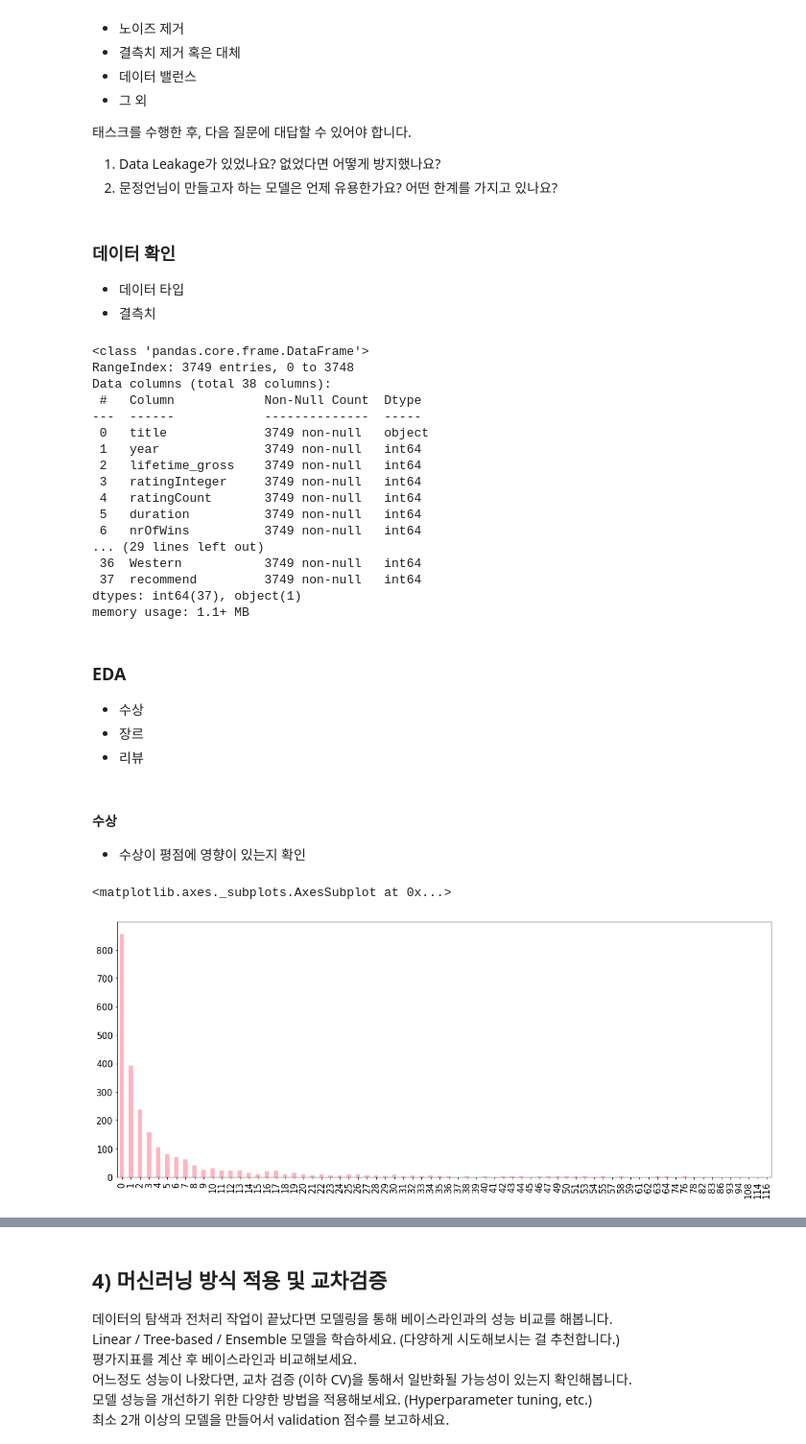
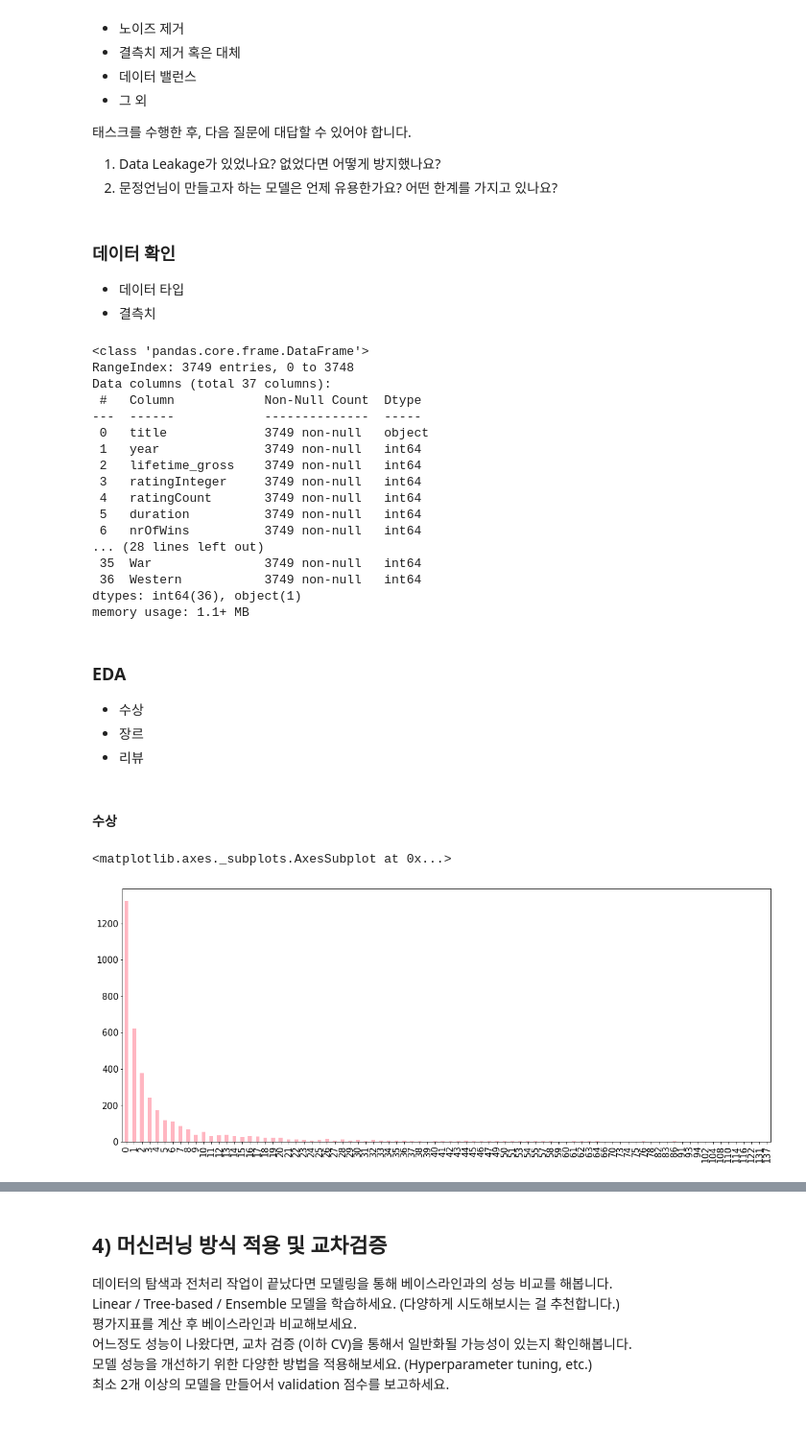
Before and after one commit to Shena2/project, a Jupyter notebook: section2/project_ver2.ipynb, the cells around one changed output, grey strips where cells are left out. Shown at 96% size. Drawn from its saved outputs; the diff is of its cells as text; code cells hidden in the pictures; blank space fills up the shorter version.

```diff
--- a/section2/project_ver2.ipynb
+++ b/section2/project_ver2.ipynb
@@ -94,9 +87,0 @@ Baseline of ratingInteger: 6.631
-# %%
-# recommend 생성
-def reco(x) :
-    if x > 6 :
-        return 1
-    else :
-        return 0
-
-df['recommend'] = df['ratingInteger'].apply(lambda x : reco(x))
@@ -118,7 +129,7 @@ df['recommend'] = df['ratingInteger'].apply(lambda x : reco(x))
 1. Data Leakage가 있었나요? 없었다면 어떻게 방지했나요?
 2. 문정언님이 만들고자 하는 모델은 언제 유용한가요? 어떤 한계를 가지고 있나요?
 # %% [markdown]
-### 데이터 확인
+### **데이터 확인**
 - 데이터 타입
 - 결측치
 # %%
@@ -127,7 +138,7 @@ df.info()
 # %% [output]
 <class 'pandas.core.frame.DataFrame'>
 RangeIndex: 3749 entries, 0 to 3748
-Data columns (total 38 columns):
+Data columns (total 37 columns):
  #   Column            Non-Null Count  Dtype
 ---  ------            --------------  -----
  0   title             3749 non-null   object
@@ -137,24 +148,23 @@ Data columns (total 38 columns):
  4   ratingCount       3749 non-null   int64
  5   duration          3749 non-null   int64
  6   nrOfWins          3749 non-null   int64
-... (29 lines left out)
+... (28 lines left out)
+ 35  War               3749 non-null   int64
  36  Western           3749 non-null   int64
- 37  recommend         3749 non-null   int64
-dtypes: int64(37), object(1)
+dtypes: int64(36), object(1)
 memory usage: 1.1+ MB
 # %% [markdown]
-### EDA
+### **EDA**
 - 수상
 - 장르
 - 리뷰
-# %% [markdown]
-#### 수상
-- 수상이 평점에 영향이 있는지 확인
+# %% [markdown]
+#### 수상
 # %%
 # 상을 몇개나 받았는가
-WinsCount = X_train.value_counts(X_train['nrOfWins'].values, sort=False)
+WinsCount = df.value_counts(df['nrOfWins'].values, sort=False)
 WinsCount.plot.bar()
 WinsCount.plot.bar(grid=False, figsize=(20,8), fontsize=15, color='lightpink')
 # %% [output]
 <matplotlib.axes._subplots.AxesSubplot at 0x...>
-[figure, old version]
+[figure, new version]
```
Also changed, not shown: parts of 35 cells of this notebook.
